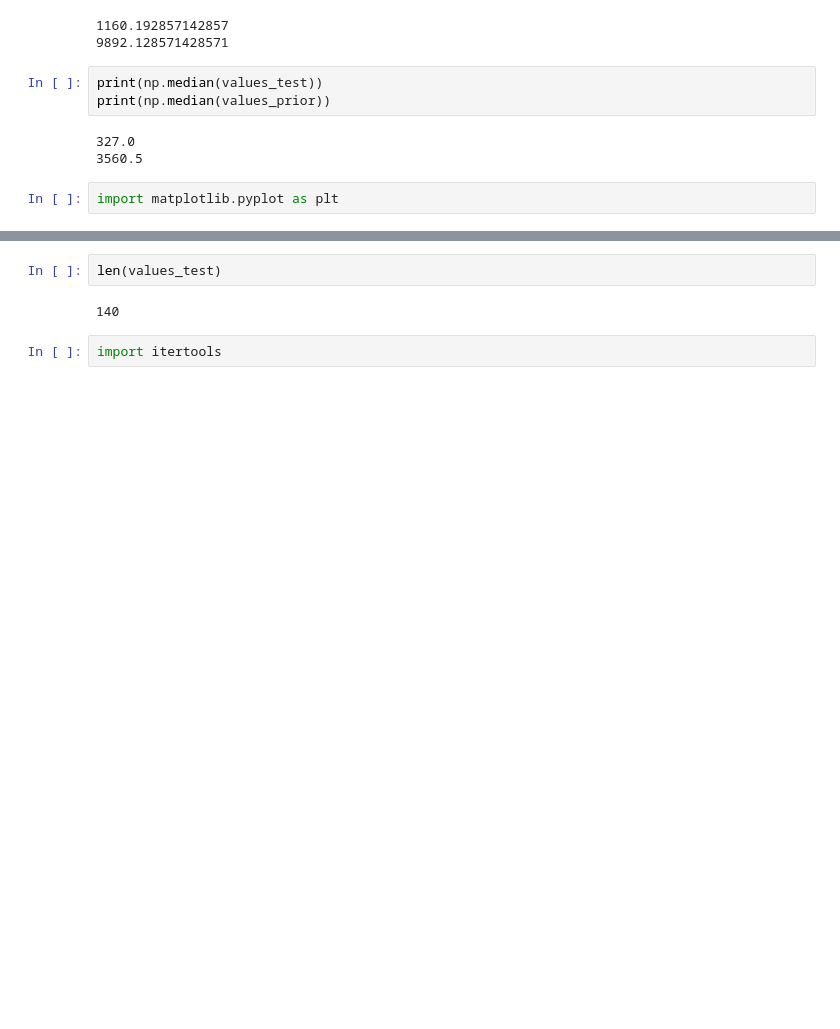
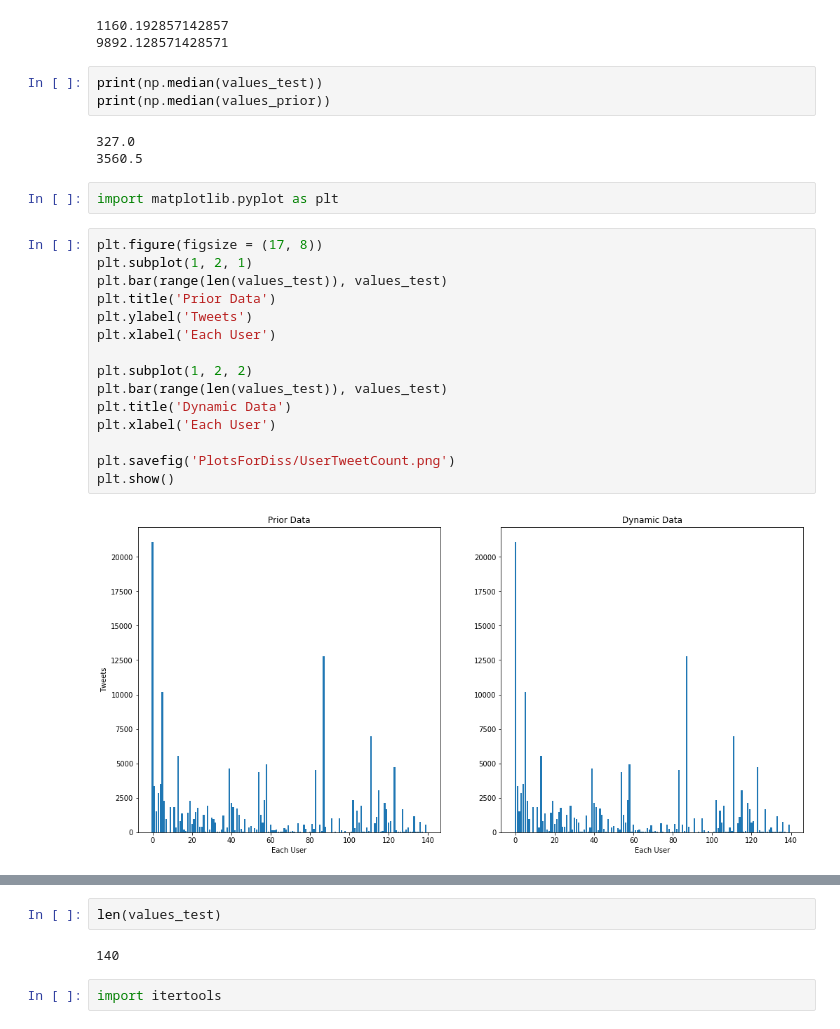
Before and after one commit to LucasMantle/Dissertation, a Jupyter notebook: CollectedDataStatistics.ipynb, the cells around one changed output, grey strips where cells are left out. Drawn from its saved outputs; the diff is of its cells as text; blank space fills up the shorter version.

```diff
--- a/CollectedDataStatistics.ipynb
+++ b/CollectedDataStatistics.ipynb
@@ -72,4 +72,21 @@ print(np.median(values_prior))
 3560.5
 # %%
 import matplotlib.pyplot as plt
+# %%
+plt.figure(figsize = (17, 8))
+plt.subplot(1, 2, 1)
+plt.bar(range(len(values_test)), values_test)
+plt.title('Prior Data')
+plt.ylabel('Tweets')
+plt.xlabel('Each User')
+
+plt.subplot(1, 2, 2)
+plt.bar(range(len(values_test)), values_test)
+plt.title('Dynamic Data')
+plt.xlabel('Each User')
+
+plt.savefig('PlotsForDiss/UserTweetCount.png')
+plt.show()
+# %% [output]
+[figure, added]
 # %%
```
Also changed, not shown: parts of 2 cells of this notebook, 4 other files.
